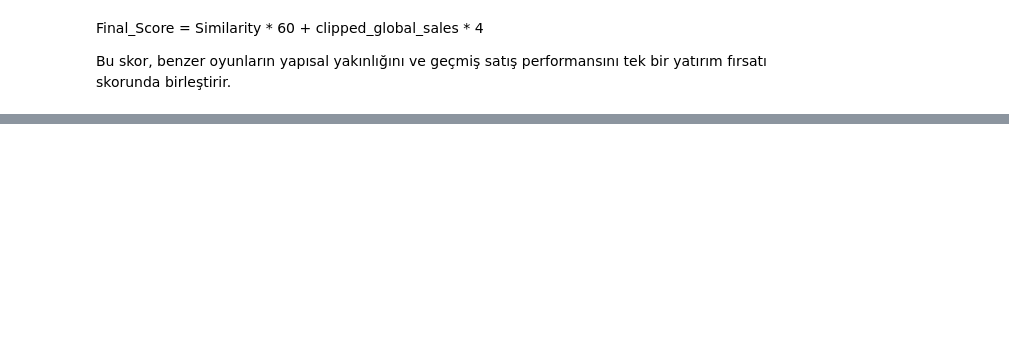
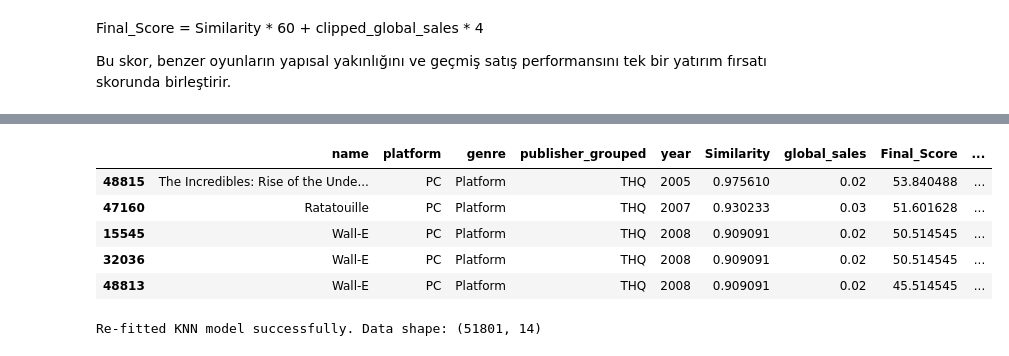
Before and after one commit to mevhibekok/GameVestAI, a Jupyter notebook: notebooks/eda.ipynb, the cells around one changed output, grey strips where cells are left out. Cells and saved outputs as stored; diff of their text form; code cells hidden in the pictures; blank space fills up the shorter version.

```diff
--- a/notebooks/eda.ipynb
+++ b/notebooks/eda.ipynb
@@ -2194,8 +2189,15 @@ def recommend_games(platform, genre, publisher, year):
 # %%
 recs = recommend_games('PC', 'Platform', 'THQ', 2004)
 
-recs[['platform','genre','publisher_grouped','year',
-      'Similarity','global_sales','regional_diversity','Final_Score']]
+display(recs[['name', 'platform', 'genre', 'publisher_grouped', 'year',
+              'Similarity', 'global_sales', 'Final_Score', 'Why_Recommended']])
+# %% [output]
+|  | name | platform | genre | publisher_grouped | year | Similarity | global_sales | Final_Score | ... |
+| 48815 | The Incredibles: Rise of the Unde... | PC | Platform | THQ | 2005 | 0.975610 | 0.02 | 53.840488 | ... |
+| 47160 | Ratatouille | PC | Platform | THQ | 2007 | 0.930233 | 0.03 | 51.601628 | ... |
+| 15545 | Wall-E | PC | Platform | THQ | 2008 | 0.909091 | 0.02 | 50.514545 | ... |
+| 32036 | Wall-E | PC | Platform | THQ | 2008 | 0.909091 | 0.02 | 50.514545 | ... |
+| 48813 | Wall-E | PC | Platform | THQ | 2008 | 0.909091 | 0.02 | 45.514545 | ... |
 # %%
 def recommend_games(platform, genre, publisher, year):
 
@@ -2246,3 +2248,18 @@ def recommend_games(platform, genre, publisher, year):
     )
 
     return recommendations.sort_values(by='Final_Score', ascending=False)
+# %%
+recommend_df = model_df.copy()
+recommend_df = recommend_df.dropna(subset=['platform', 'genre', 'publisher_grouped', 'year', 'global_sales'])
+recommend_df = recommend_df.reset_index(drop=True)
+
+# Re-fit the preprocessor and KNN model on the clean data
+rec_features = ['platform', 'genre', 'publisher_grouped', 'year']
+X_rec = recommend_df[rec_features]
+
+X_processed = preprocessor.fit_transform(X_rec)
+nn_model.fit(X_processed)
+
+print("Re-fitted KNN model successfully. Data shape:", recommend_df.shape)
+# %% [output]
+Re-fitted KNN model successfully. Data shape: (51801, 14)
```
Also changed, not shown: parts of 7 cells of this notebook.
